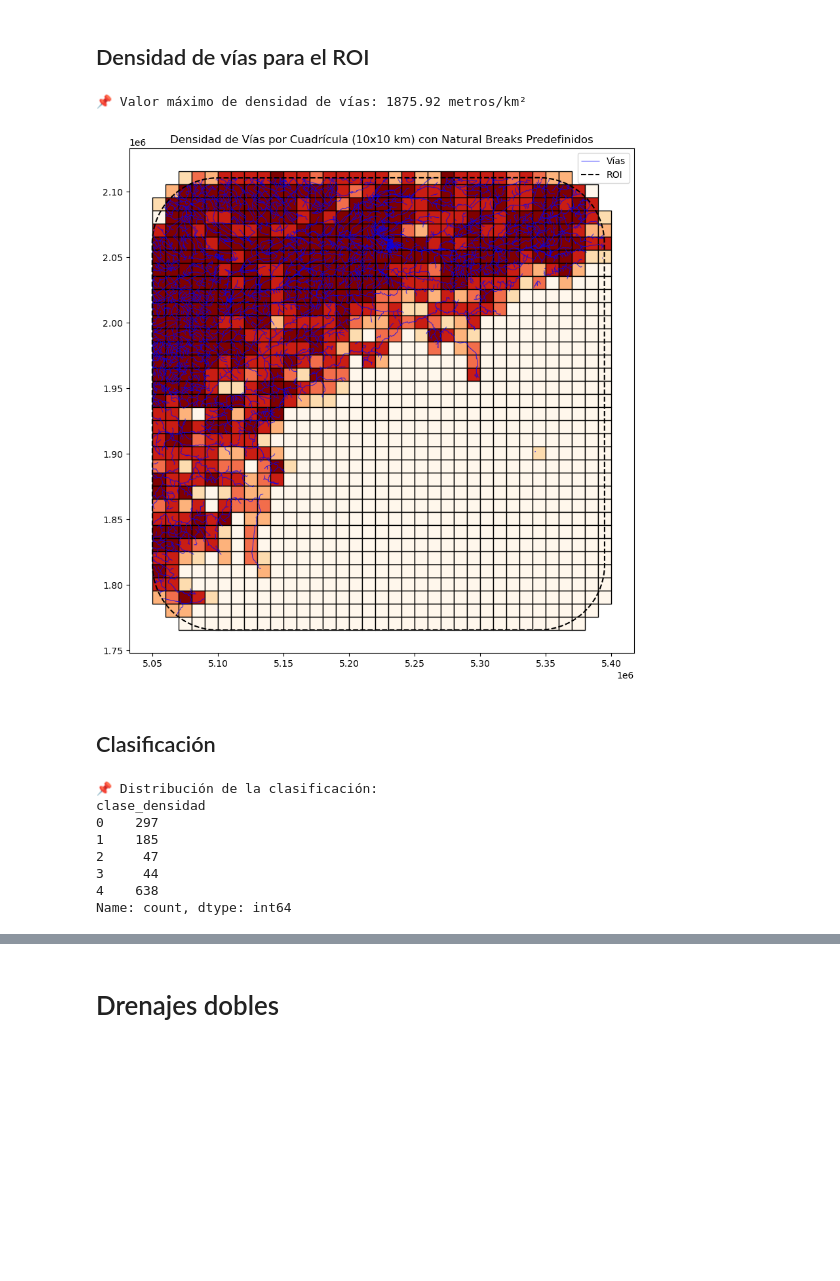
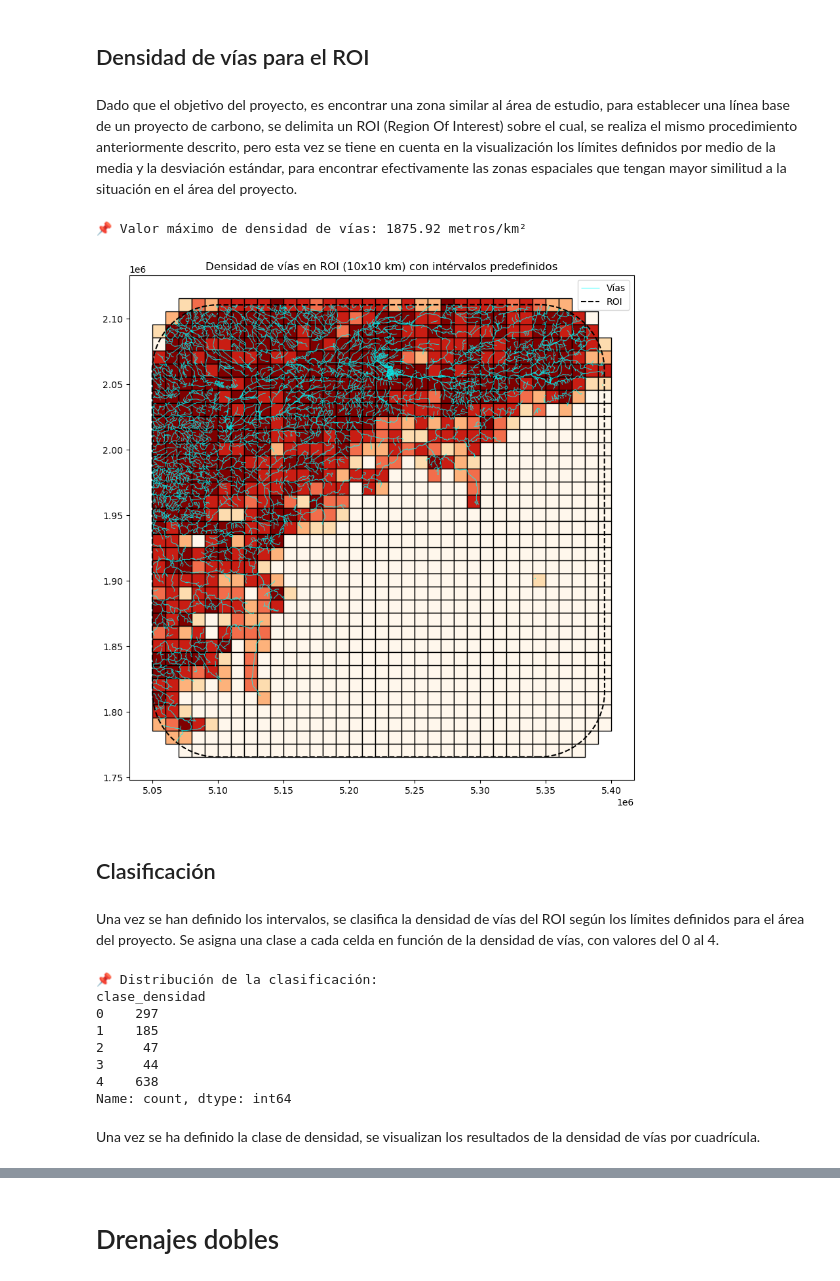
Before and after one commit to Lmfernanda/Submission_2, a Jupyter notebook: Submission_2.ipynb, the cells around one changed output, grey strips where cells are left out. Saved outputs shown, nothing was run; the diff lists cells and outputs as text; code cells hidden in the pictures; blank space fills up the shorter version.

```diff
--- a/Submission_2.ipynb
+++ b/Submission_2.ipynb
@@ -108,79 +138,90 @@ Límites Basados en Media y Desviación Estándar: [0, 29.668134470649555, 94.38
 # %% [markdown]
 ## Densidad de vías para el ROI
+# %% [markdown]
+Dado que el objetivo del proyecto, es encontrar una zona similar al área de estudio, para establecer una línea base de un proyecto de carbono, se delimita un ROI (Region Of Interest) sobre el cual, se realiza el mismo procedimiento anteriormente descrito, pero esta vez se tiene en cuenta en la visualización los límites definidos por medio de la media y la desviación estándar, para encontrar efectivamente las zonas espaciales que tengan mayor similitud a la situación en el área del proyecto.
 # %%
-# Cargar datos
+# ---- Carga de Datos ----
+# Se cargan los archivos shapefile que contienen la región de interés (ROI) y las vías en la zona
 ROI = gpd.read_file("Data\\ROI_2.shp")
 vias_roi = gpd.read_file("Data\\Vias_roi.shp")
 
-# Obtener límites del área del proyecto
+# ---- Definir Límites del Área de Interés ----
+# Se extraen los límites espaciales y el sistema de referencia (CRS)
 bounds_roi = ROI.total_bounds
 crs = ROI.crs  # Sistema de referencia
 
-# Definir resolución de la cuadrícula (10 km = 10,000 m)
+# ---- Creación de la Cuadrícula ----
+# Se define la resolución de la cuadrícula en 10 km (10,000 metros)
 res = 10000
 xmin, ymin, xmax, ymax = bounds_roi
 
-# Crear columnas y filas para la cuadrícula
+# Se generan las coordenadas de columnas y filas para la cuadrícula
 cols = np.arange(np.floor(xmin), np.ceil(xmax + res), res)
 rows = np.arange(np.floor(ymin), np.ceil(ymax + res), res)[::-1]  # Invertir filas para orden cartesiano
 
-# Crear la cuadrícula
+# Se crean polígonos cuadrados para cada celda de la cuadrícula
 polygons = [
     shapely.Polygon([(x, y), (x + res, y), (x + res, y - res), (x, y - res)])
     for x in cols for y in rows
 ]
+
+# Se genera un GeoDataFrame con la cuadrícula creada
 grid_roi = gpd.GeoDataFrame({'geometry': polygons}, crs=crs)
 
-# Filtrar celdas de la cuadrícula que intersectan con el área del proyecto
+# ---- Filtrado de la cuadrícula ----
+# Se filtran las celdas que intersectan con el área de interés
 grid_roi = grid_roi[grid_roi.intersects(ROI.union_all())]
-grid_roi['id'] = grid_roi.index  # Agregar ID a cada celda
+grid_roi['id'] = grid_roi.index # Se asigna un ID único a cada celda
 
-# Recortar las vías dentro de cada celda de la cuadrícula
+# ---- Recorte de vías dentro de cada celda ----
+# Se intersectan las vías con la cuadrícula para obtener solo las que están dentro de cada celda
 vias_clip_roi = gpd.overlay(vias_roi, grid_roi, how='intersection')
 
-# Calcular la longitud de las vías en cada celda
+# ---- Cálculo de la longitud de vías por celda ----
+# Se calcula la longitud total de vías dentro de cada celda
 vias_clip_roi["longitud_via_m"] = vias_clip_roi.geometry.length
-
-# Sumar la longitud total de vías por celda
 vias_grid_roi = vias_clip_roi.groupby("id")["longitud_via_m"].sum().reset_index()
 
-# Unir los resultados con la cuadrícula
+# Se unen los datos de longitud de vías a la cuadrícula original
 grid_roi = grid_roi.merge(vias_grid_roi, on="id", how="left").fillna(0)
 
-# Calcular área de cada celda (100 km² por celda)
+# ---- Cálculo de la densidad de vías ----
+# Se calcula el área de cada celda en km² (10x10 km = 100 km² por celda)
 grid_roi["area_km2"] = (res / 1000) ** 2  # Convertir metros cuadrados a kilómetros cuadrados
 
 # Calcular la densidad de vías (longitud de vías en metros por km²)
 grid_roi["densidad_vias"] = grid_roi["longitud_via_m"] / grid_roi["area_km2"]
 
+# ---- Obtener y mostrar el máximo valor de densidad de vías ----
 max_density = grid_roi["densidad_vias"].max()
 print(f"📌 Valor máximo de densidad de vías: {max_density:.2f} metros/km²")
 
-# Definir los límites de clasificación basados en Natural Breaks
+# ---- Definición de límites de clasificación ----
+# Se establecen los límites de clasificación utilizando intervalos definidos previamente
 natural_breaks_bins = [0, 29.668134470649555, 94.38788965344989, 159.10764483625024, 326.45028819115976, 1876]
 
-# ---- PLOTEO DE RESULTADOS ----
+# ---- Visualización de Resultados ----
 fig, ax = plt.subplots(figsize=(10, 10))
 
-# Plot de la densidad de vías con los límites predefinidos
+# Se plotea la cuadrícula con la clasificación definida
 grid_roi.plot(column="densidad_vias", cmap="OrRd", edgecolor="black",
               legend=True, ax=ax,
               scheme="UserDefined", classification_kwds={"bins": natural_breaks_bins},
               legend_kwds={'fmt': "{:.2f}"})
 
-# Plot de las vías
-vias_roi.plot(ax=ax, color="blue", linewidth=0.8, alpha=0.7, label="Vías")
-
-# Plot del área del proyecto (opcional, para contexto)
+# Se plotean las vías y el área del proyecto
+vias_roi.plot(ax=ax, color="cyan", linewidth=0.8, alpha=0.7, label="Vías")
 ROI.boundary.plot(ax=ax, color="black", linewidth=1.5, linestyle="dashed", label="ROI")
 
-# Ajustes finales del gráfico
-ax.set_title("Densidad de Vías por Cuadrícula (10x10 km) con Natural Breaks Predefinidos")
+# Configuración final del gráfico
+ax.set_title("Densidad de vías en ROI (10x10 km) con intérvalos predefinidos")
 ax.legend()
 plt.show()
 # %% [output]
 📌 Valor máximo de densidad de vías: 1875.92 metros/km²
-[figure, old version]
+[figure, new version]
 # %% [markdown]
 ## Clasificación
+# %% [markdown]
+Una vez se han definido los intervalos, se clasifica la densidad de vías del ROI según los límites definidos para el área del proyecto. Se asigna una clase a cada celda en función de la densidad de vías, con valores del 0 al 4.
 # %%
@@ -208,4 +253,6 @@ clase_densidad
 3     44
 4    638
 Name: count, dtype: int64
+# %% [markdown]
+Una vez se ha definido la clase de densidad, se visualizan los resultados de la densidad de vías por cuadrícula.
 # %%
```
Also changed, not shown: parts of 9 cells of this notebook, 8 other files.
